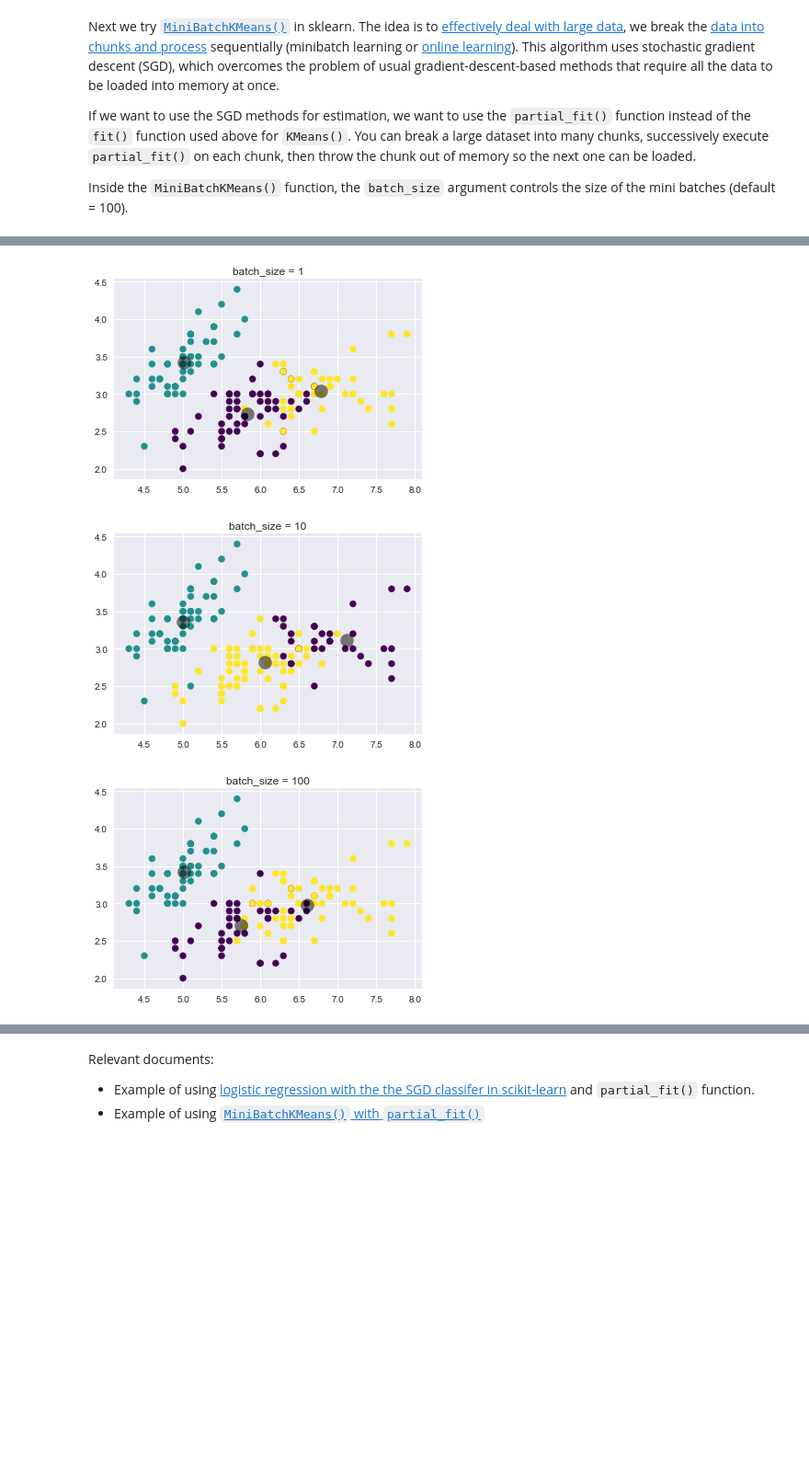
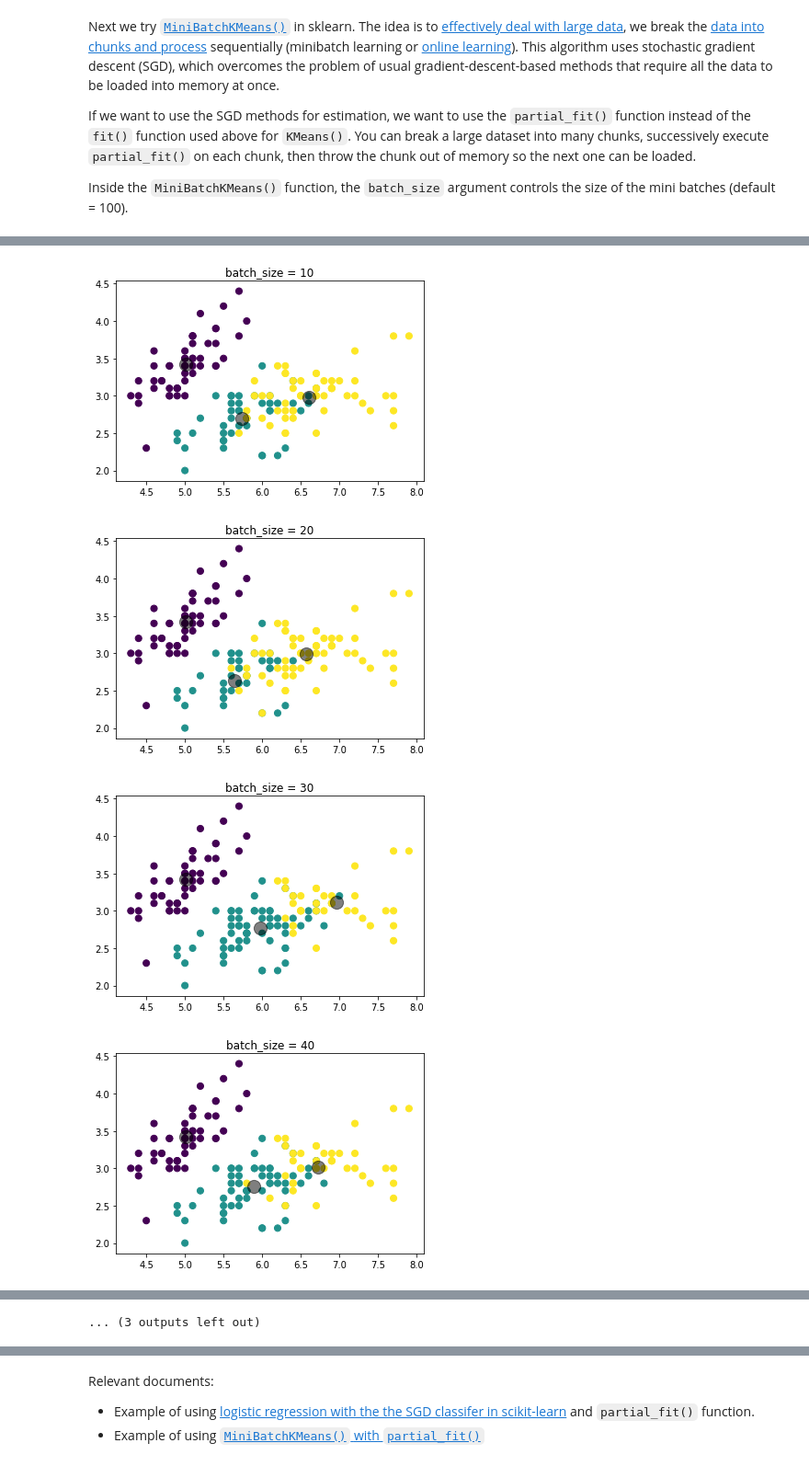
Before and after one commit to stephaniehicks/benchmark-kmeans, a Jupyter notebook: analyses/Python/MiniBatchKmeans.ipynb, the cells around one changed output, grey strips where cells are left out. Shown at 92% size. Saved outputs shown, nothing was run; the diff lists cells and outputs as text; code cells hidden in the pictures; blank space fills up the shorter version.

Commit message:
Updated MiniBatchKmeans segment
-Clusters now have consistent colors

```diff
--- a/analyses/Python/MiniBatchKmeans.ipynb
+++ b/analyses/Python/MiniBatchKmeans.ipynb
@@ -67,21 +100,48 @@ Inside the `MiniBatchKMeans()` function, the `batch_size` argument controls the
 # %%
 f = h5py.File("iris_data.h5", 'r') #load hdf5 file
 X = f.get('iris') #get iris dataset
 
-for i in range(3):
-    mbkm = MiniBatchKMeans(n_clusters = 3, batch_size=(10**(i)))
+for i in range(15):
+    mbkm = MiniBatchKMeans(n_clusters = 3, batch_size=(10*(i+1)))
     mbkm.partial_fit(X) # fitting the input data
     labels = mbkm.predict(X) # getting cluster labels
 
     centroids = mbkm.cluster_centers_
 
+    cen = [centroids[0,0],centroids[1,0],centroids[2,0]]
+    c = [0]*3
+    colorcodes = ['#ff00ff','#00ffff','#ffff00']
+
+    #sets color order by x position of centers
+    for j in range(3):
+        for k in [0, 1]:
+            if (cen[k]>cen[k+1]):
+                t = cen[k]
+                cen[k] = cen[k+1]
+                cen[k+1] = t
+    for j in range(len(cen)):
+        for k in range(len(centroids[:,0])):
+            if cen[j] == centroids[k,0]:
+                c[j] = k
+    for j in range(len(labels)):
+            if labels[j] == c[0]:
+                labels[j] = 0
+            else:
+                if labels[j] == c[1]:
+                    labels[j] = 1
+                else:
+                    if labels[j] == c[2]:
+                        labels[j] = 2
+
+
     plt.figure(i)
-    plt.title("batch_size = "+str(10**(i)))
+    plt.title("batch_size = "+str(10*(i+1)))
     plt.scatter(X[:, 0], X[:, 1], c=labels, s=50, cmap='viridis');
-    plt.scatter(centroids[:, 0], centroids[:, 1], c='black', s=200, alpha=0.5);
+    plt.scatter(mbkm.cluster_centers_[:, 0], mbkm.cluster_centers_[:, 1], c='black', s=200, alpha=0.5);
 
 f.close() #close hdf5 file
 # %% [output]
-[figure, old version]
+[figure, new version]
-[figure, old version]
+[figure, new version]
-[figure, old version]
+[figure, new version]
+[figure, added]
@@ -87,0 +156 @@ f.close() #close hdf5 file
+... (3 outputs left out)
```
Also changed, not shown: parts of 5 cells of this notebook.
